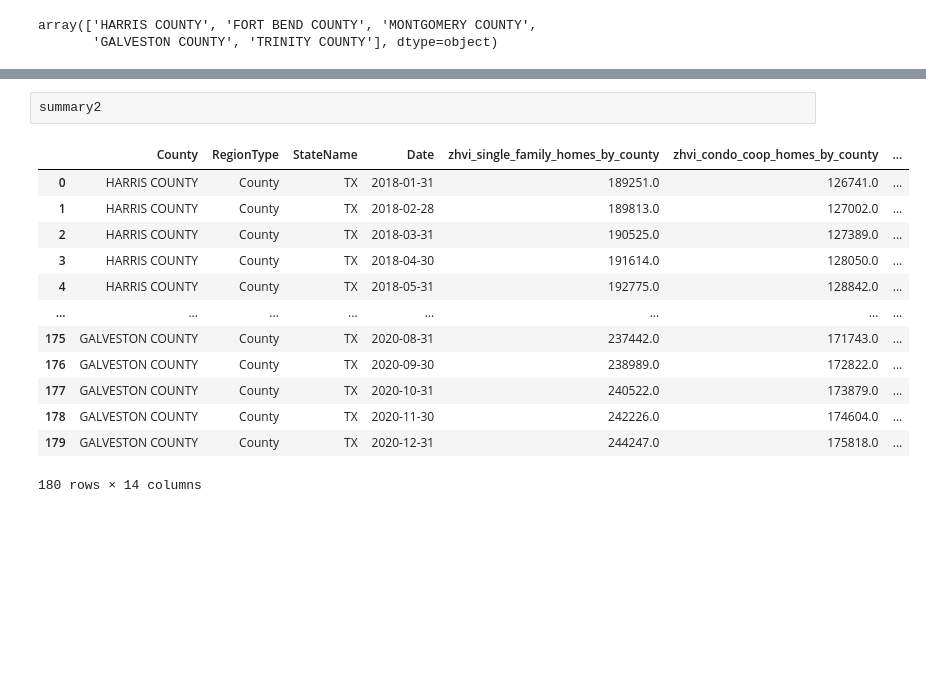
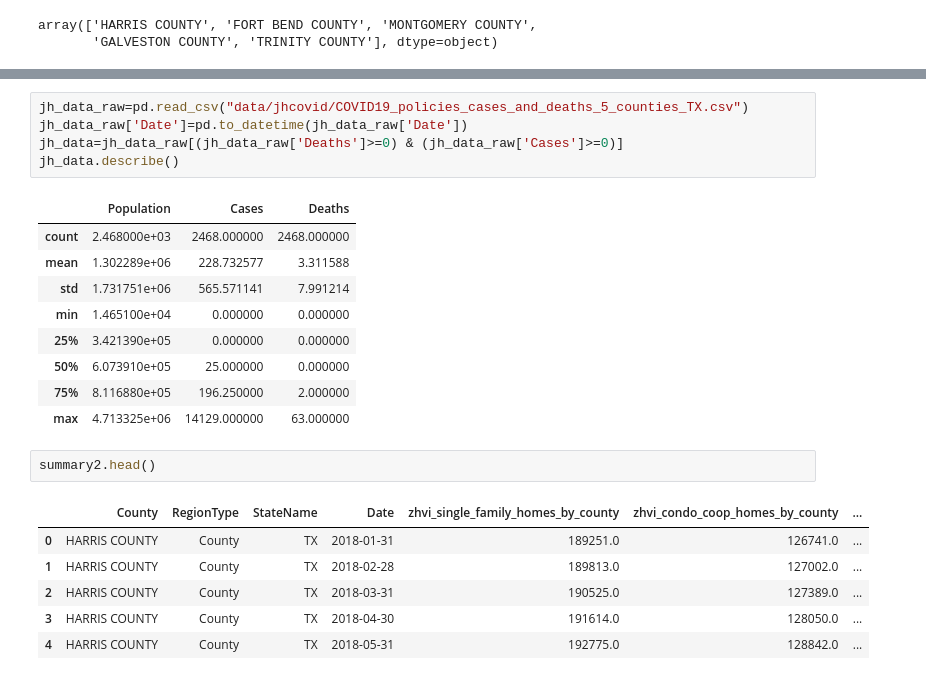
Before and after one commit to i-am-phoenix/Demo, a Jupyter notebook: prj2_summary.ipynb, the cells around one changed output, grey strips where cells are left out. Saved outputs shown, nothing was run; the diff lists cells and outputs as text; blank space fills up the shorter version.

Commit message:
finalized creation of summary figures

```diff
--- a/prj2_summary.ipynb
+++ b/prj2_summary.ipynb
@@ -214,16 +134,24 @@ plt.tight_layout()
+# %%
+jh_data_raw=pd.read_csv("data/jhcovid/COVID19_policies_cases_and_deaths_5_counties_TX.csv")
+jh_data_raw['Date']=pd.to_datetime(jh_data_raw['Date'])
+jh_data=jh_data_raw[(jh_data_raw['Deaths']>=0) & (jh_data_raw['Cases']>=0)]
+jh_data.describe()
+# %% [output]
+|  | Population | Cases | Deaths |
+| count | 2.468000e+03 | 2468.000000 | 2468.000000 |
+| mean | 1.302289e+06 | 228.732577 | 3.311588 |
+| std | 1.731751e+06 | 565.571141 | 7.991214 |
+| min | 1.465100e+04 | 0.000000 | 0.000000 |
+| 25% | 3.421390e+05 | 0.000000 | 0.000000 |
+| 50% | 6.073910e+05 | 25.000000 | 0.000000 |
+| 75% | 8.116880e+05 | 196.250000 | 2.000000 |
+| max | 4.713325e+06 | 14129.000000 | 63.000000 |
 # %%
-summary2
+summary2.head()
 # %% [output]
 |  | County | RegionType | StateName | Date | zhvi_single_family_homes_by_county | zhvi_condo_coop_homes_by_county | ... |
 | 0 | HARRIS COUNTY | County | TX | 2018-01-31 | 189251.0 | 126741.0 | ... |
 | 1 | HARRIS COUNTY | County | TX | 2018-02-28 | 189813.0 | 127002.0 | ... |
 | 2 | HARRIS COUNTY | County | TX | 2018-03-31 | 190525.0 | 127389.0 | ... |
 | 3 | HARRIS COUNTY | County | TX | 2018-04-30 | 191614.0 | 128050.0 | ... |
 | 4 | HARRIS COUNTY | County | TX | 2018-05-31 | 192775.0 | 128842.0 | ... |
-| ... | ... | ... | ... | ... | ... | ... | ... |
-| 175 | GALVESTON COUNTY | County | TX | 2020-08-31 | 237442.0 | 171743.0 | ... |
-| 176 | GALVESTON COUNTY | County | TX | 2020-09-30 | 238989.0 | 172822.0 | ... |
-| 177 | GALVESTON COUNTY | County | TX | 2020-10-31 | 240522.0 | 173879.0 | ... |
-| 178 | GALVESTON COUNTY | County | TX | 2020-11-30 | 242226.0 | 174604.0 | ... |
-| 179 | GALVESTON COUNTY | County | TX | 2020-12-31 | 244247.0 | 175818.0 | ... |
-180 rows × 14 columns
```
Also changed, not shown: parts of 16 cells of this notebook.
